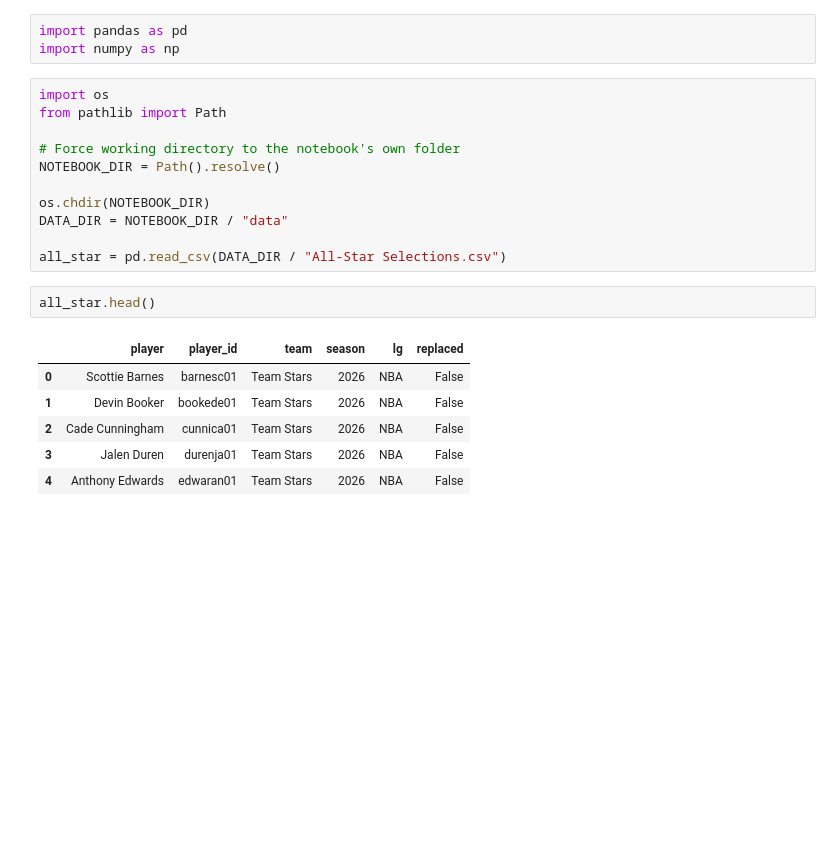
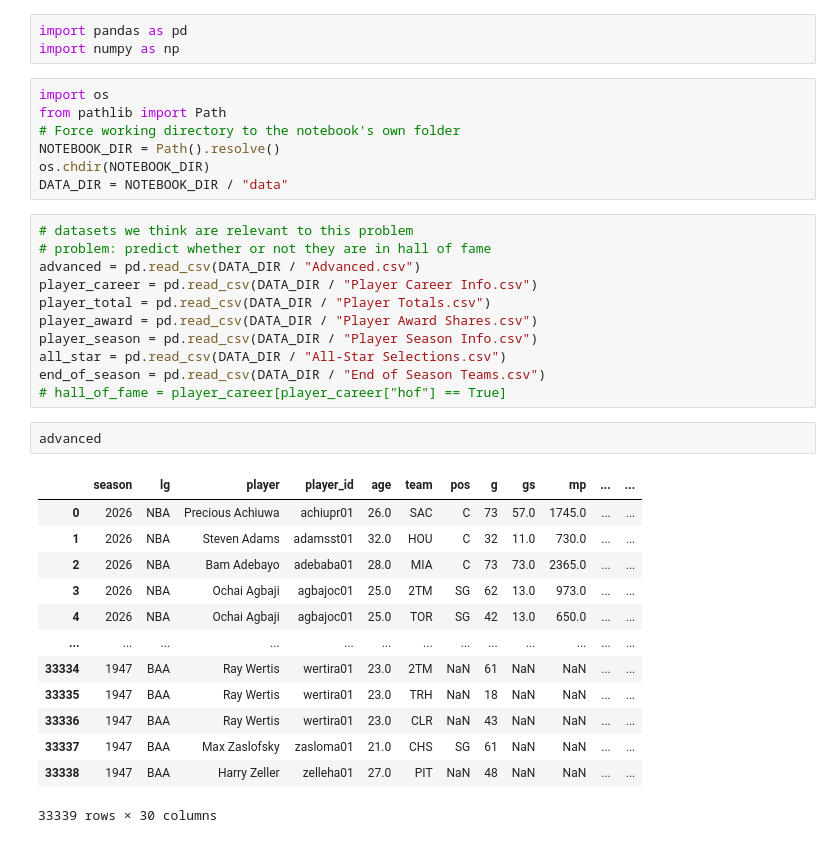
Before and after one commit to cedrictongg/COMP542-Group-8, a Jupyter notebook: project.ipynb, the cells around one changed output. Cells and saved outputs as stored; diff of their text form; blank space fills up the shorter version.

```diff
--- a/project.ipynb
+++ b/project.ipynb
@@ -4,20 +4,34 @@ import numpy as np
 # %%
 import os
 from pathlib import Path
-
 # Force working directory to the notebook's own folder
 NOTEBOOK_DIR = Path().resolve()
-
 os.chdir(NOTEBOOK_DIR)
 DATA_DIR = NOTEBOOK_DIR / "data"
-
-all_star = pd.read_csv(DATA_DIR / "All-Star Selections.csv")
 # %%
-all_star.head()
+# datasets we think are relevant to this problem
+# problem: predict whether or not they are in hall of fame
+advanced = pd.read_csv(DATA_DIR / "Advanced.csv")
+player_career = pd.read_csv(DATA_DIR / "Player Career Info.csv")
+player_total = pd.read_csv(DATA_DIR / "Player Totals.csv")
+player_award = pd.read_csv(DATA_DIR / "Player Award Shares.csv")
+player_season = pd.read_csv(DATA_DIR / "Player Season Info.csv")
+all_star = pd.read_csv(DATA_DIR / "All-Star Selections.csv")
+end_of_season = pd.read_csv(DATA_DIR / "End of Season Teams.csv")
+# hall_of_fame = player_career[player_career["hof"] == True]
-# %% [output]
-|  | player | player_id | team | season | lg | replaced |
-| 0 | Scottie Barnes | barnesc01 | Team Stars | 2026 | NBA | False |
-| 1 | Devin Booker | bookede01 | Team Stars | 2026 | NBA | False |
-| 2 | Cade Cunningham | cunnica01 | Team Stars | 2026 | NBA | False |
-| 3 | Jalen Duren | durenja01 | Team Stars | 2026 | NBA | False |
-| 4 | Anthony Edwards | edwaran01 | Team Stars | 2026 | NBA | False |
+# %%
+advanced
+# %% [output]
+|  | season | lg | player | player_id | age | team | pos | g | gs | mp | ... | ... |
+| 0 | 2026 | NBA | Precious Achiuwa | achiupr01 | 26.0 | SAC | C | 73 | 57.0 | 1745.0 | ... | ... |
+| 1 | 2026 | NBA | Steven Adams | adamsst01 | 32.0 | HOU | C | 32 | 11.0 | 730.0 | ... | ... |
+| 2 | 2026 | NBA | Bam Adebayo | adebaba01 | 28.0 | MIA | C | 73 | 73.0 | 2365.0 | ... | ... |
+| 3 | 2026 | NBA | Ochai Agbaji | agbajoc01 | 25.0 | 2TM | SG | 62 | 13.0 | 973.0 | ... | ... |
+| 4 | 2026 | NBA | Ochai Agbaji | agbajoc01 | 25.0 | TOR | SG | 42 | 13.0 | 650.0 | ... | ... |
+| ... | ... | ... | ... | ... | ... | ... | ... | ... | ... | ... | ... | ... |
+| 33334 | 1947 | BAA | Ray Wertis | wertira01 | 23.0 | 2TM | NaN | 61 | NaN | NaN | ... | ... |
+| 33335 | 1947 | BAA | Ray Wertis | wertira01 | 23.0 | TRH | NaN | 18 | NaN | NaN | ... | ... |
+| 33336 | 1947 | BAA | Ray Wertis | wertira01 | 23.0 | CLR | NaN | 43 | NaN | NaN | ... | ... |
+| 33337 | 1947 | BAA | Max Zaslofsky | zasloma01 | 21.0 | CHS | SG | 61 | NaN | NaN | ... | ... |
+| 33338 | 1947 | BAA | Harry Zeller | zelleha01 | 27.0 | PIT | NaN | 48 | NaN | NaN | ... | ... |
+33339 rows × 30 columns
```
Also changed, not shown: parts of 6 cells of this notebook, 6 other files.
